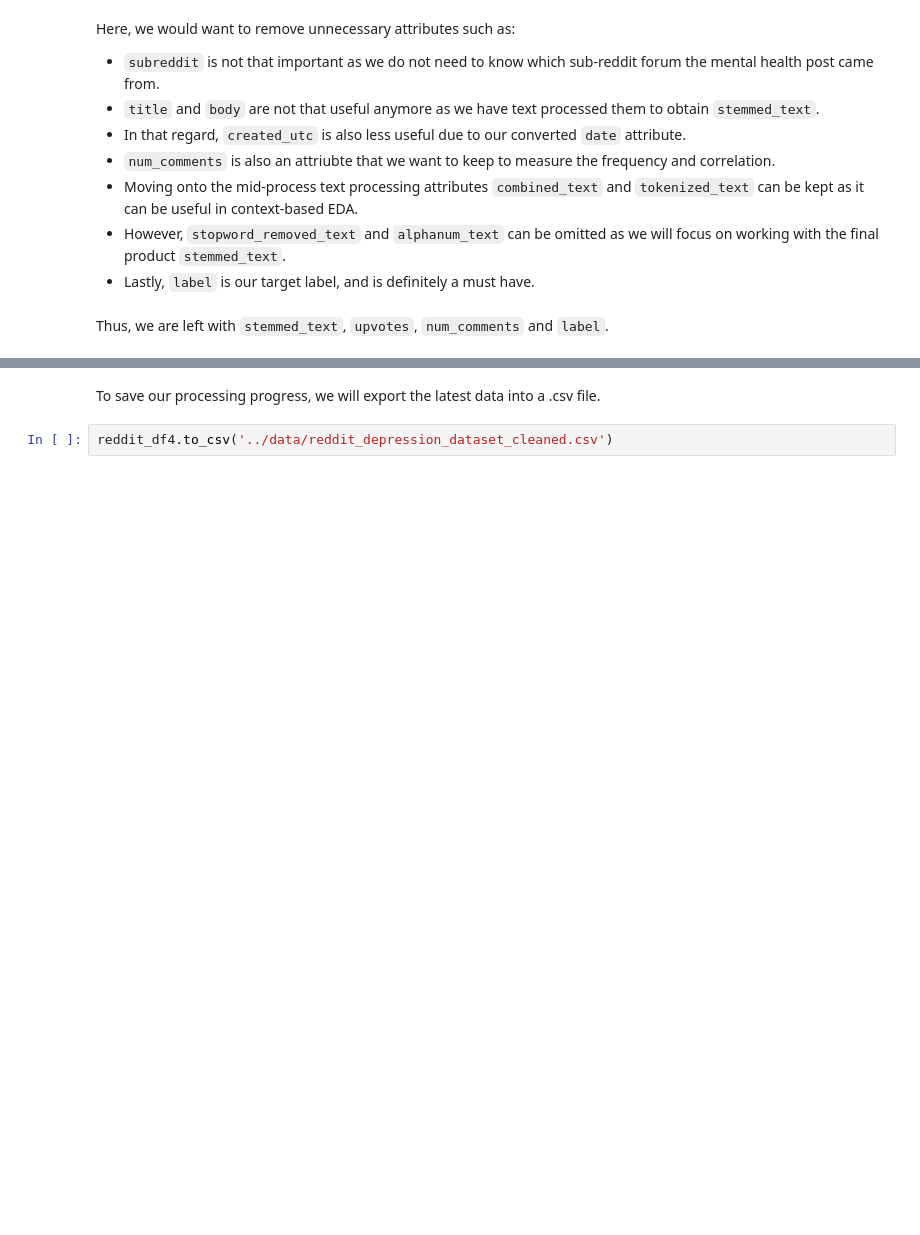
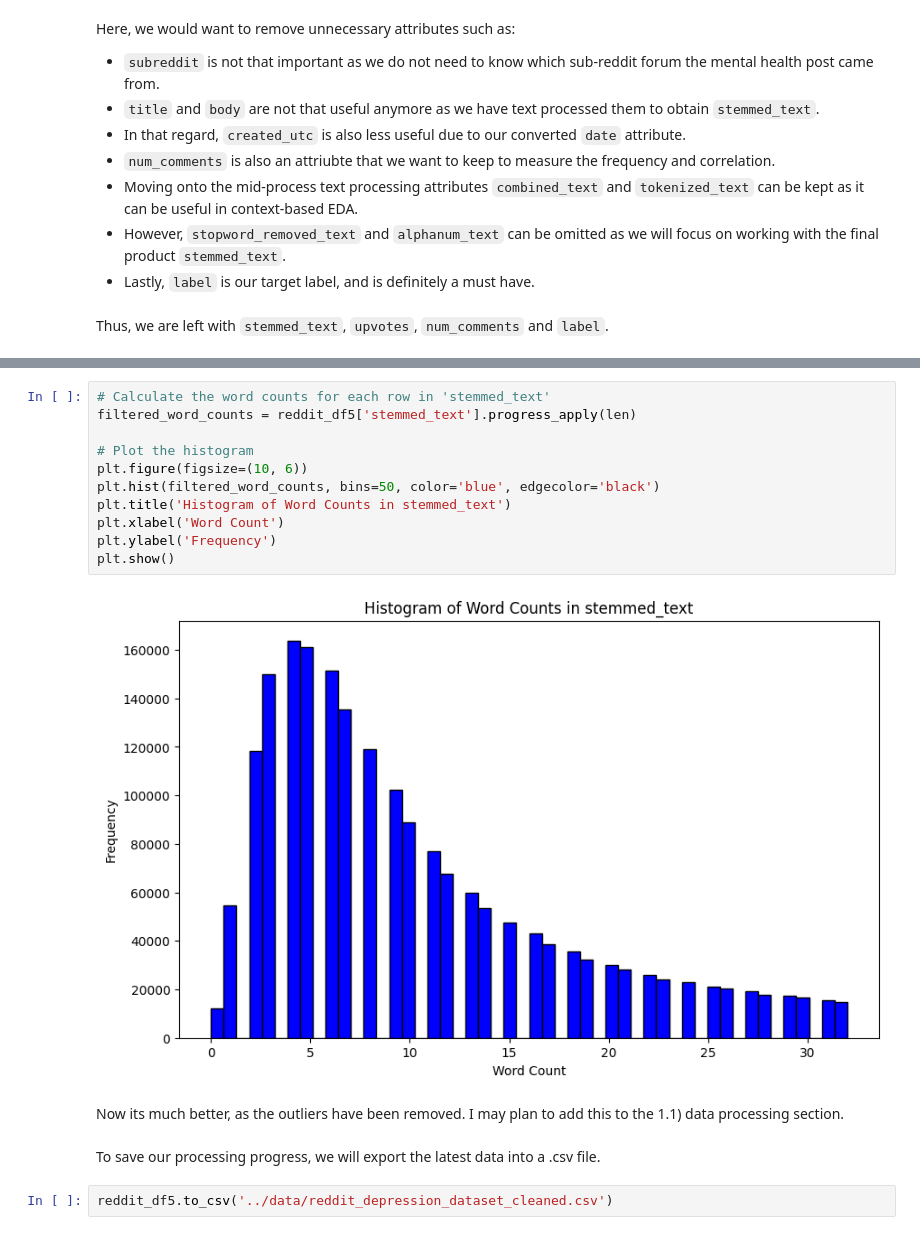
Before and after one commit to fishbrightwise/IS424-G2T4, a Jupyter notebook: notebooks/1.1) Reddit Depression Dataset Data Processing.ipynb, the cells around one changed output, grey strips where cells are left out. Cells and saved outputs as stored; diff of their text form; blank space fills up the shorter version.

```diff
--- a/notebooks/1.1) Reddit Depression Dataset Data Processing.ipynb
+++ b/notebooks/1.1) Reddit Depression Dataset Data Processing.ipynb
@@ -541,4 +606,19 @@ reddit_df4.head()
+# %%
+# Calculate the word counts for each row in 'stemmed_text'
+filtered_word_counts = reddit_df5['stemmed_text'].progress_apply(len)
+
+# Plot the histogram
+plt.figure(figsize=(10, 6))
+plt.hist(filtered_word_counts, bins=50, color='blue', edgecolor='black')
+plt.title('Histogram of Word Counts in stemmed_text')
+plt.xlabel('Word Count')
+plt.ylabel('Frequency')
+plt.show()
+# %% [output]
+[figure, added]
+# %% [markdown]
+Now its much better, as the outliers have been removed. I may plan to add this to the 1.1) data processing section.
 # %% [markdown]
 To save our processing progress, we will export the latest data into a .csv file.
 # %%
-reddit_df4.to_csv('../data/reddit_depression_dataset_cleaned.csv')
+reddit_df5.to_csv('../data/reddit_depression_dataset_cleaned.csv')
```
Also changed, not shown: parts of 27 cells of this notebook, 1 other file.
